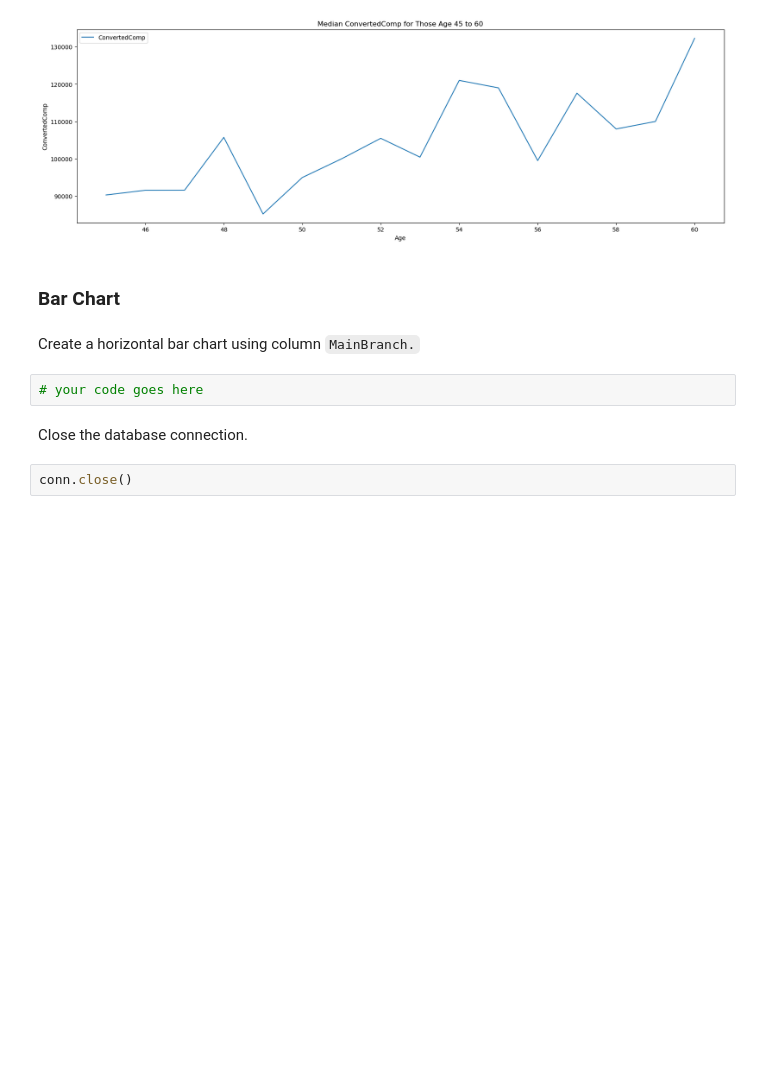
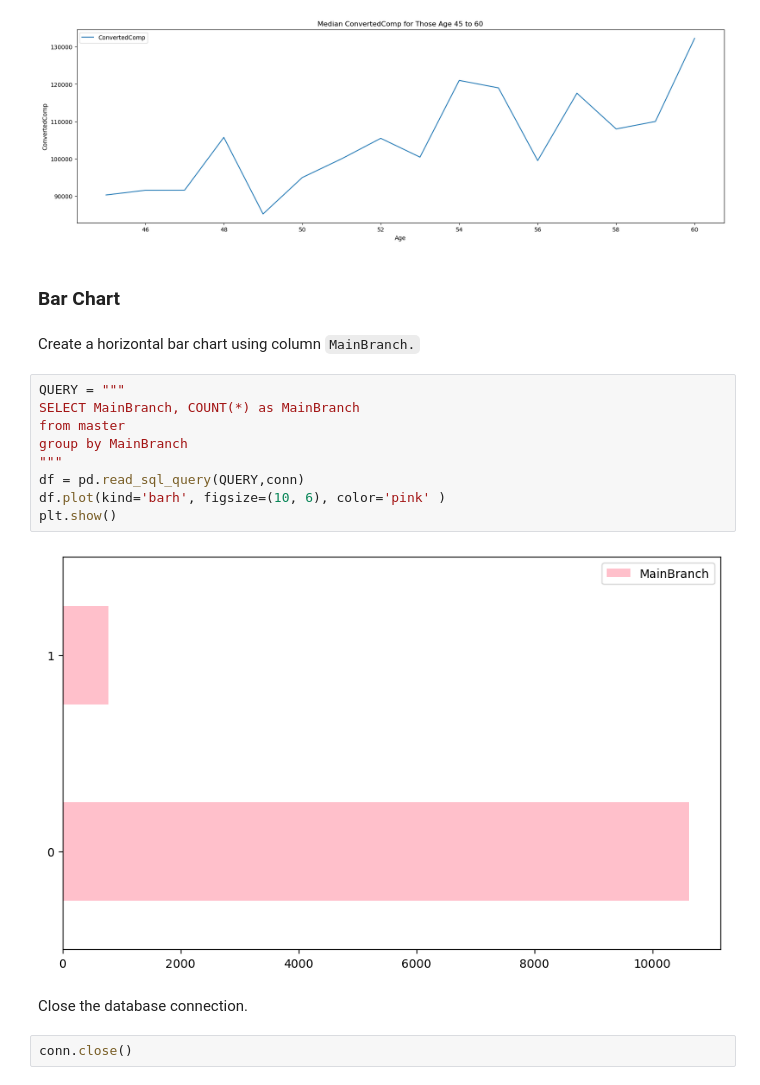
Before and after one commit to mThakran26/DataAnalystCaptoneProject, a Jupyter notebook: M4DataVisualization-lab.ipynb, the cells around one changed output. Drawn from its saved outputs; the diff is of its cells as text; blank space fills up the shorter version.

Commit message:
Modified  Data Visualization Lab

```diff
--- a/M4DataVisualization-lab.ipynb
+++ b/M4DataVisualization-lab.ipynb
@@ -294,8 +294,17 @@ plt.show()
 ### Bar Chart
 # %% [markdown]
 Create a horizontal bar chart using column `MainBranch.`
-# %%
-# your code goes here
+# %%
+QUERY = """
+SELECT MainBranch, COUNT(*) as MainBranch
+from master
+group by MainBranch
+"""
+df = pd.read_sql_query(QUERY,conn)
+df.plot(kind='barh', figsize=(10, 6), color='pink' )
+plt.show()
+# %% [output]
+[figure, added]
 # %% [markdown]
 Close the database connection.
 # %%
```
